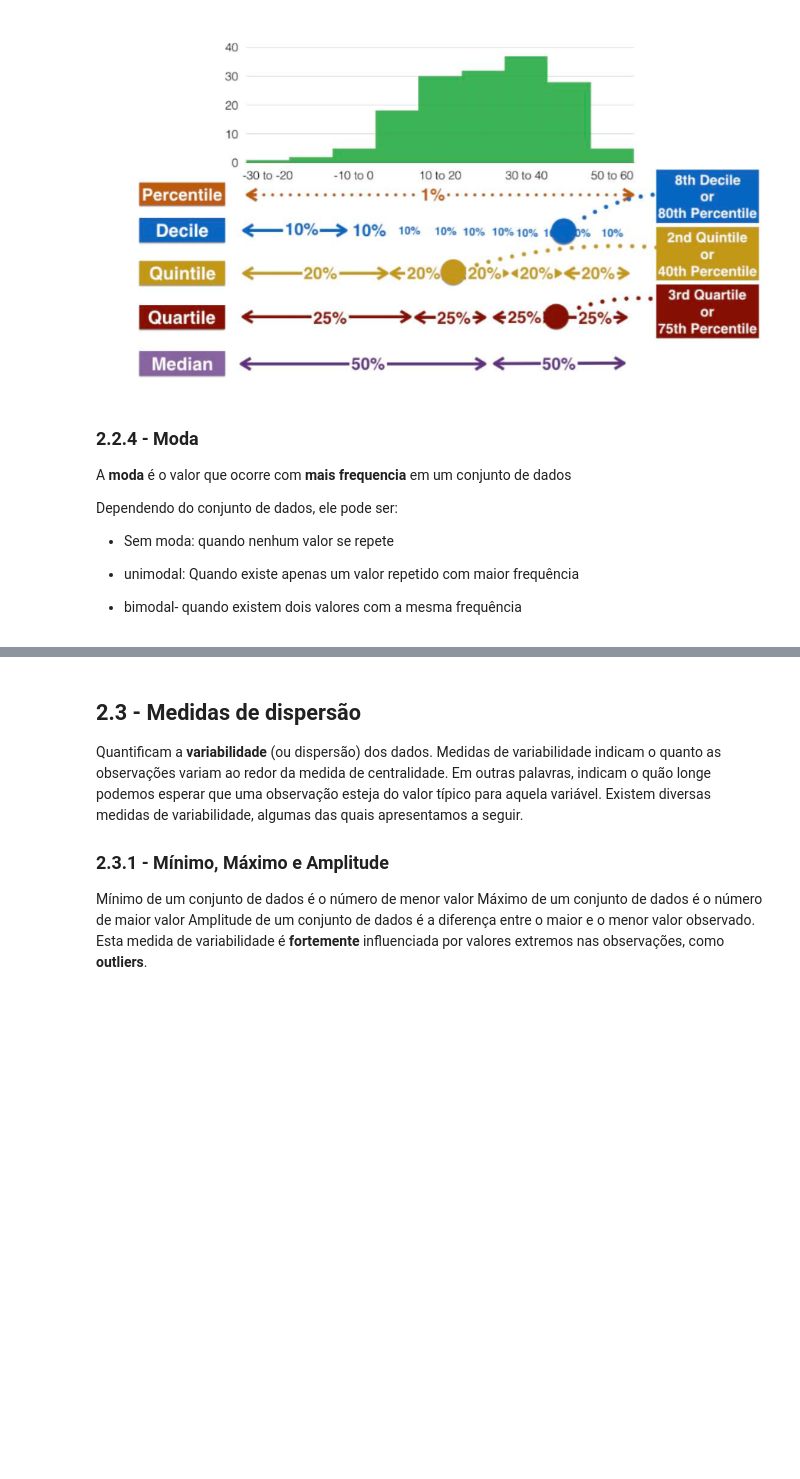
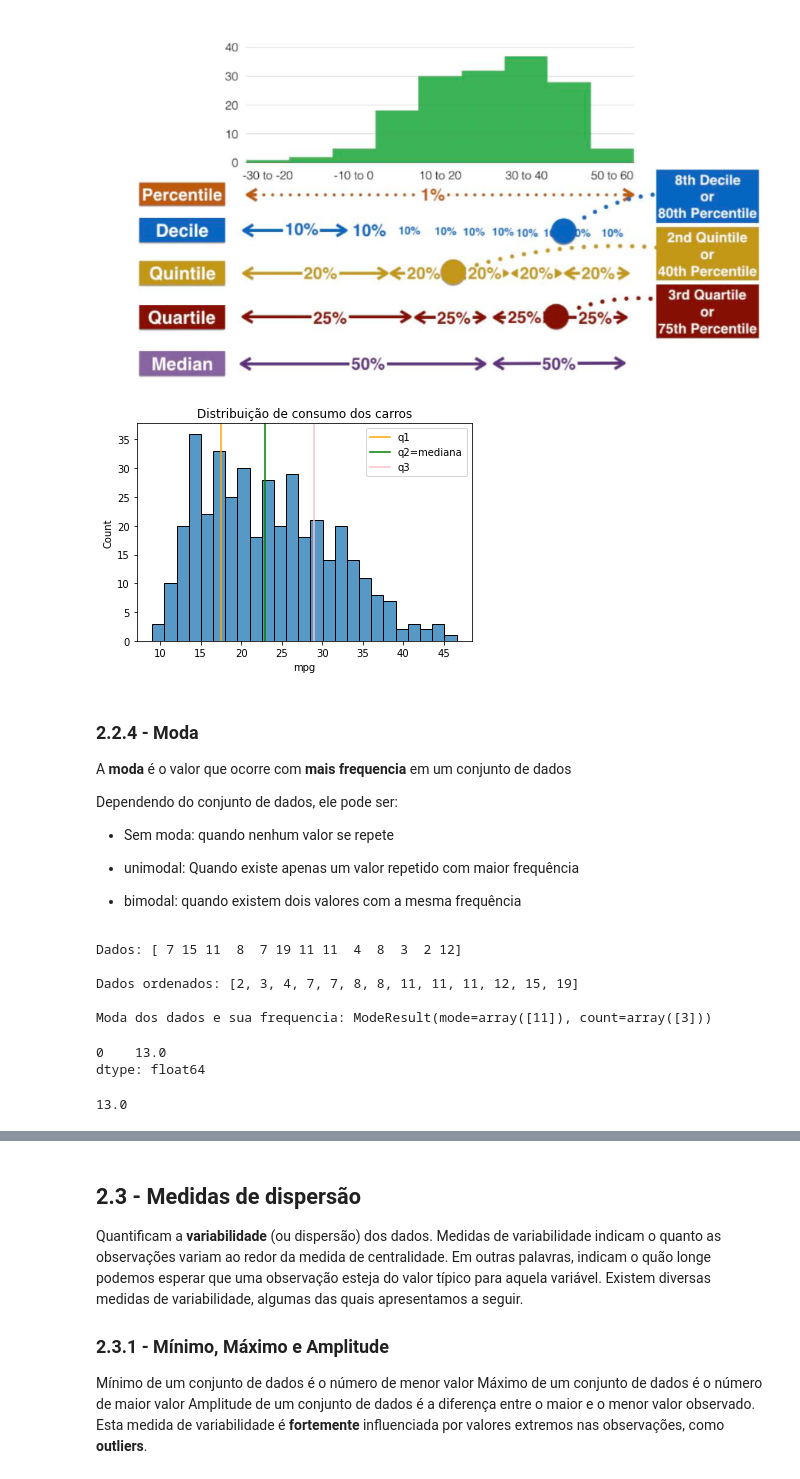
Before and after one commit to remarchese/DSdegree, a Jupyter notebook: Modulo4/Aula02/Aula2 - Estatística.ipynb, the cells around one changed output, grey strips where cells are left out. Cells and saved outputs as stored; diff of their text form; code cells hidden in the pictures; blank space fills up the shorter version.

```diff
--- a/Modulo4/Aula02/Aula2 - Estatística.ipynb
+++ b/Modulo4/Aula02/Aula2 - Estatística.ipynb
@@ -78,6 +204,24 @@ Generalizando: percentil Pn é o valor que deixa n% dos dados abaixo dele e (100
 O valor tal que _P_ por cento dos dados estão abaixo
 
 ![image.png](attachment:image.png)
+# %%
+# Na representação gráfica
+
+sns.histplot(mpg['mpg'], bins=25)
+
+# plotando a mediana
+plt.axvline(mpg["mpg"].quantile(0.25), color="orange", label="q1")
+plt.axvline(mpg["mpg"].quantile(0.5), color="green", label="q2=mediana")
+plt.axvline(mpg["mpg"].quantile(0.75), color="pink", label="q3")
+
+plt.title('Distribuição de consumo dos carros')
+
+# Cria uma legenda
+plt.legend()
+
+plt.show()
+# %% [output]
+[figure, added]
 # %% [markdown]
 ### 2.2.4 - Moda
 
@@ -89,4 +233,29 @@ Dependendo do conjunto de dados, ele pode ser:
 
 - unimodal: Quando existe apenas um valor repetido com maior frequência
 
-- bimodal- quando existem dois valores com a mesma frequência
+- bimodal: quando existem dois valores com a mesma frequência
+# %%
+# Print da Amostra
+print("Dados:", amostra)
+
+print("\nDados ordenados:", sorted(amostra))
+
+from scipy import stats
+print("\nModa dos dados e sua frequencia:", stats.mode(amostra))
+# %% [output]
+Dados: [ 7 15 11  8  7 19 11 11  4  8  3  2 12]
+
+Dados ordenados: [2, 3, 4, 7, 7, 8, 8, 11, 11, 11, 12, 15, 19]
+
+Moda dos dados e sua frequencia: ModeResult(mode=array([11]), count=array([3]))
+# %%
+# No dataset mpg
+
+mpg['mpg'].mode()
+# %% [output]
+0    13.0
+dtype: float64
+# %%
+mpg['mpg'].mode()[0]
+# %% [output]
+13.0
```
Also changed, not shown: parts of 48 cells of this notebook.
